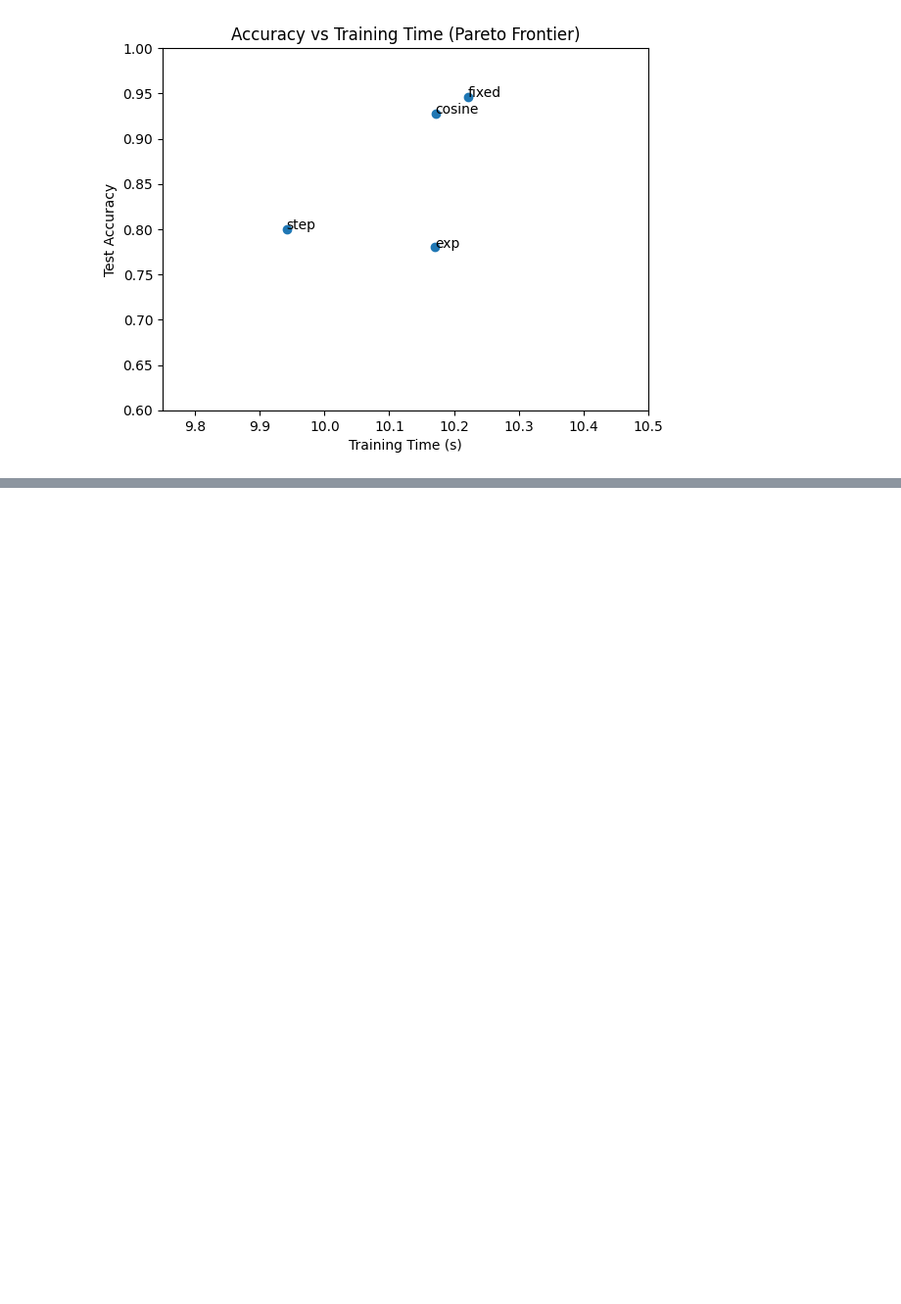
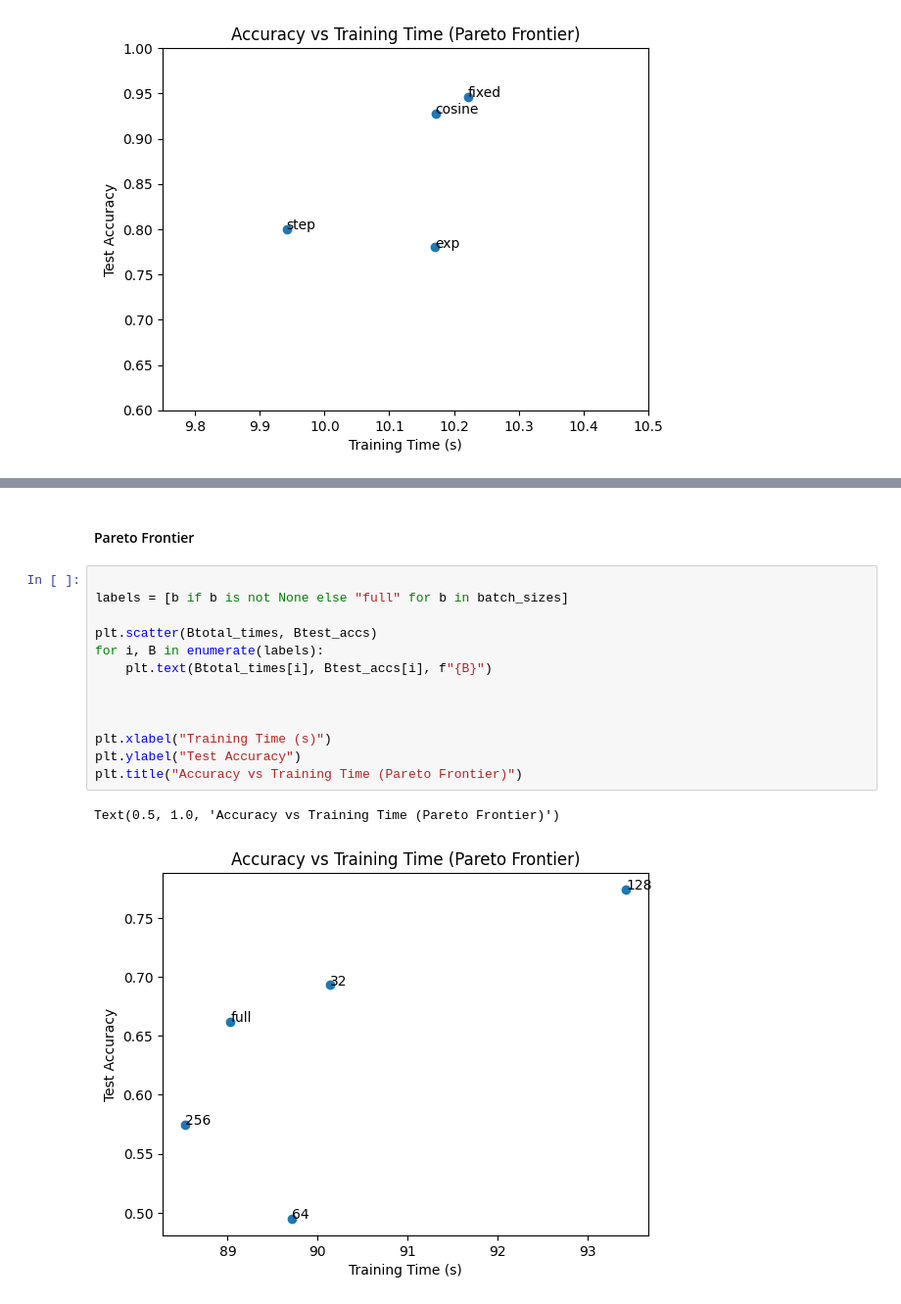
Before and after one commit to Featherless-bipod/variableMLP, a Jupyter notebook: src/main2.ipynb, the cells around one changed output, grey strips where cells are left out. Shown at 98% size. Saved outputs shown, nothing was run; the diff lists cells and outputs as text; blank space fills up the shorter version.

```diff
--- a/src/main2.ipynb
+++ b/src/main2.ipynb
@@ -409,0 +470,18 @@ Text(0.5, 1.0, 'Accuracy vs Training Time (Pareto Frontier)')
+# %% [markdown]
+#### Pareto Frontier
+# %%
+
+labels = [b if b is not None else "full" for b in batch_sizes]
+
+plt.scatter(Btotal_times, Btest_accs)
+for i, B in enumerate(labels):
+    plt.text(Btotal_times[i], Btest_accs[i], f"{B}")
+
+
+
+plt.xlabel("Training Time (s)")
+plt.ylabel("Test Accuracy")
+plt.title("Accuracy vs Training Time (Pareto Frontier)")
+# %% [output]
+Text(0.5, 1.0, 'Accuracy vs Training Time (Pareto Frontier)')
+[figure, added]
```
Also changed, not shown: parts of 10 cells of this notebook, 2 other files.
